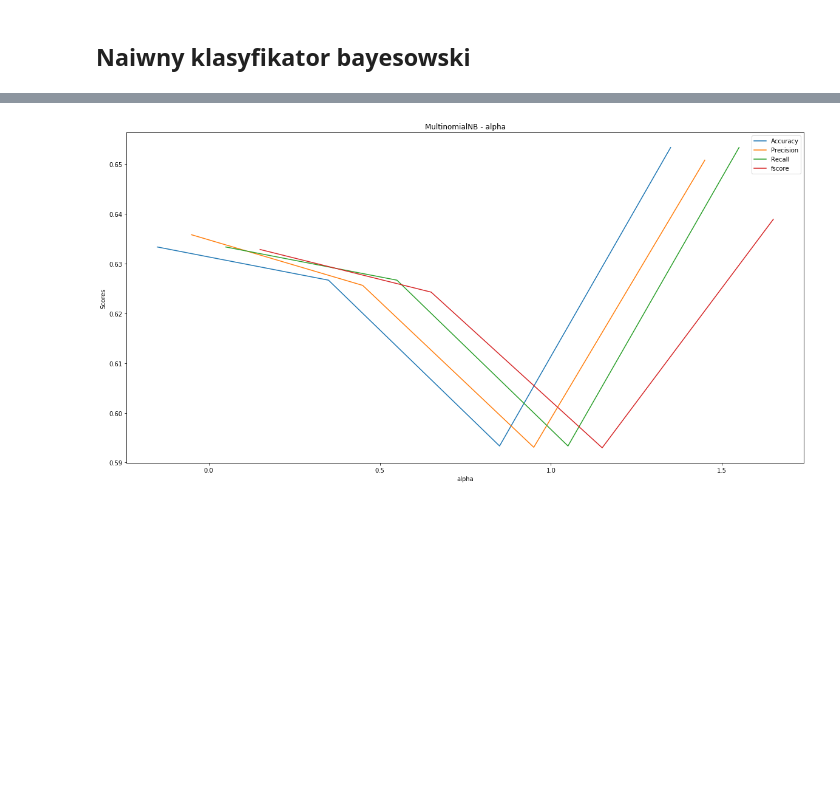
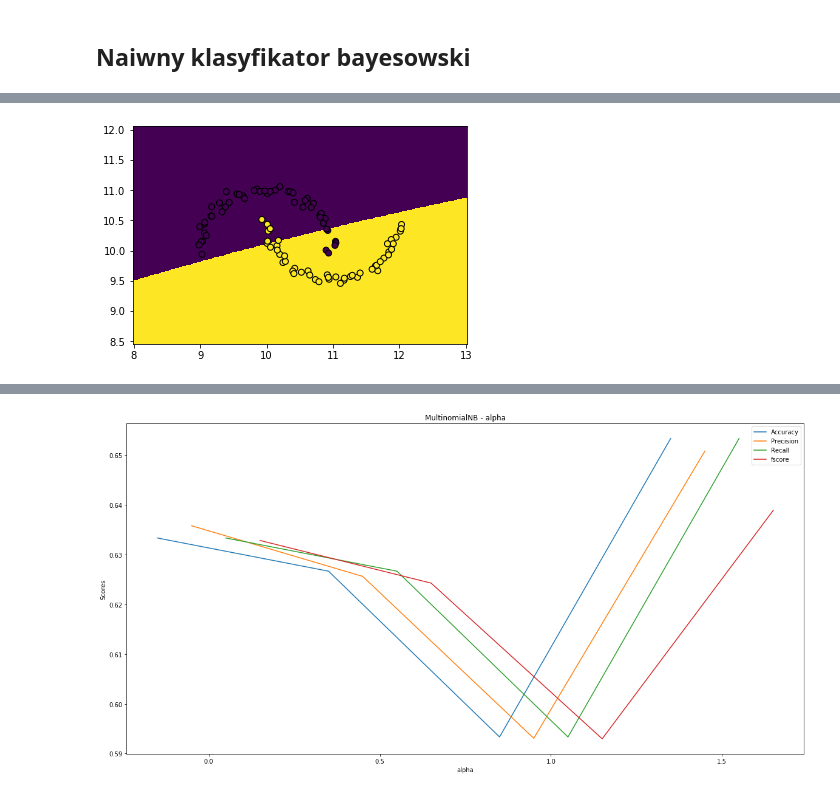
Before and after one commit to xenteros/data-science-training, a Jupyter notebook: Naive_Bayes.ipynb, the cells around one changed output, grey strips where cells are left out. Cells and saved outputs as stored; diff of their text form; code cells hidden in the pictures; blank space fills up the shorter version.

```diff
--- a/Naive_Bayes.ipynb
+++ b/Naive_Bayes.ipynb
@@ -496,0 +35,4 @@ Results for GaussianNB
+# %%
+plot_space(GaussianNB(), X, y)
+# %% [output]
+[figure, added]
```
Also changed, not shown: parts of 78 cells of this notebook.
